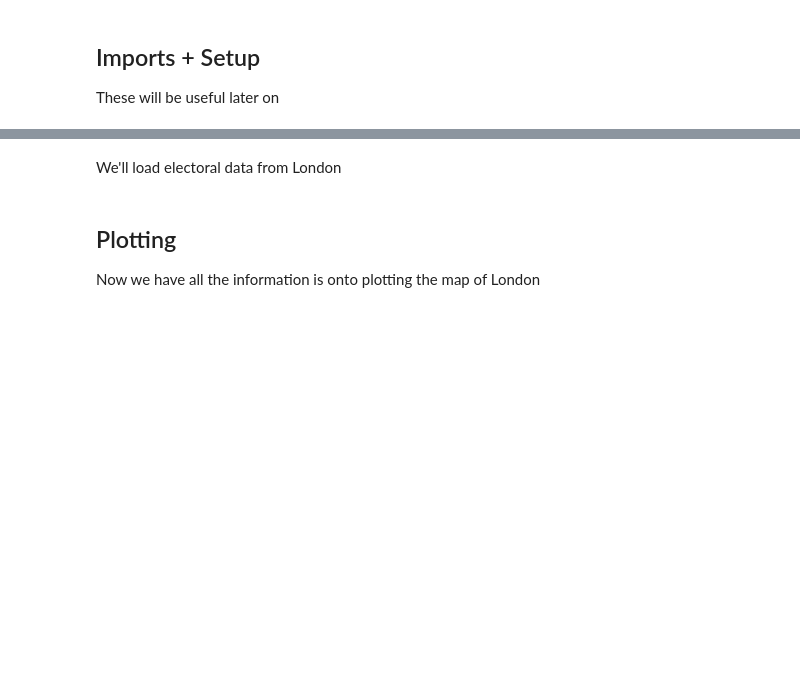
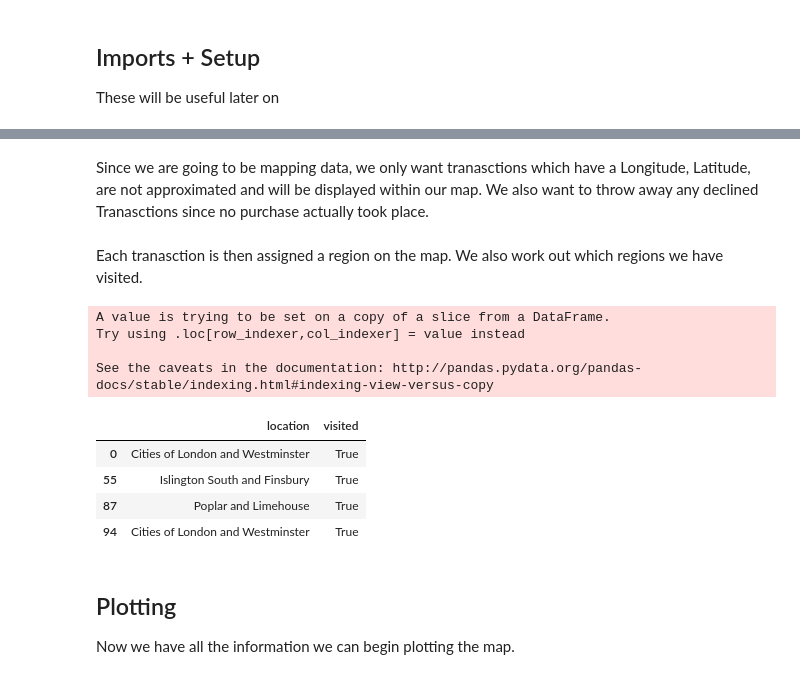
Before and after one commit to markdessain/mondo-analysis, a Jupyter notebook: python/transactions.ipynb, the cells around one changed output, grey strips where cells are left out. Cells and saved outputs as stored; diff of their text form; code cells hidden in the pictures; blank space fills up the shorter version.

```diff
--- a/python/transactions.ipynb
+++ b/python/transactions.ipynb
@@ -56,5 +98,7 @@ params = {
     'expand[]': 'merchant',
     'account_id': MONDO_ACCOUNT_ID.value
 }
+r = requests.get(MONDO_URL + '/transactions', params=params, headers=headers).json()
 
-r = requests.get(MONDO_URL + '/transactions', params=params, headers=headers).json()
+df = json_normalize(r['transactions'])
+df['point'] = df.apply(lambda row: Point(row['merchant.address.longitude'], row['merchant.address.latitude']), axis=1)
@@ -63,22 +105,2 @@ We only want to keep valid merchant addresses that have a longitude and latitude
-# %%
-df = pd.DataFrame([flatten(x) for x in r['transactions']])
-
-valid_points = df[
-    (df.merchant_address_longitude.notnull())
-    & (df.merchant_address_latitude.notnull())
-    & (df.merchant_address_approximate == False)
-    & (df.decline_reason.isnull())
-]
-# %% [markdown]
-We'll load electoral data from London
-# %%
-points = []
-
-for i in range(1, 34):
-    x = requests.get('%s/E090000%s.json' % (MAP_URL, str(i).zfill(2))).json()
-    for feature in x['features']:
-        for a in feature['geometry']['coordinates']:
-            if len(a) == 1:
-                points.append(a[0])
-            else:
-                points.append(a)
+# %% [markdown]
+Since we are going to be mapping data, we only want tranasctions which have a Longitude, Latitude, are not approximated and will be displayed within our map. We also want to throw away any declined Tranasctions since no purchase actually took place.
@@ -85,6 +115,28 @@ for i in range(1, 34):
+# %% [markdown]
+Each tranasction is then assigned a region on the map. We also work out which regions we have visited.
+# %%
+def contains(point):
+    for d in df_map.iterrows():
+        if d[1].poly.contains(point):
+            return d[1].location
+
+transactions['region'] = transactions['point'].map(contains)
+
+df_map['visited'] = df_map['location'].map(lambda x: x in set(transactions['region']))
+df_map[df_map['visited']][['location', 'visited']]
+# %% [output]
+A value is trying to be set on a copy of a slice from a DataFrame.
+Try using .loc[row_indexer,col_indexer] = value instead
+
+See the caveats in the documentation: http://pandas.pydata.org/pandas-docs/stable/indexing.html#indexing-view-versus-copy
+|  | location | visited |
+| 0 | Cities of London and Westminster | True |
+| 55 | Islington South and Finsbury | True |
+| 87 | Poplar and Limehouse | True |
+| 94 | Cities of London and Westminster | True |
 # %% [markdown]
 ## Plotting
 
-Now we have all the information is onto plotting the map of London
+Now we have all the information we can begin plotting the map.
 # %%
 m = Basemap(
```
Also changed, not shown: parts of 20 cells of this notebook.
